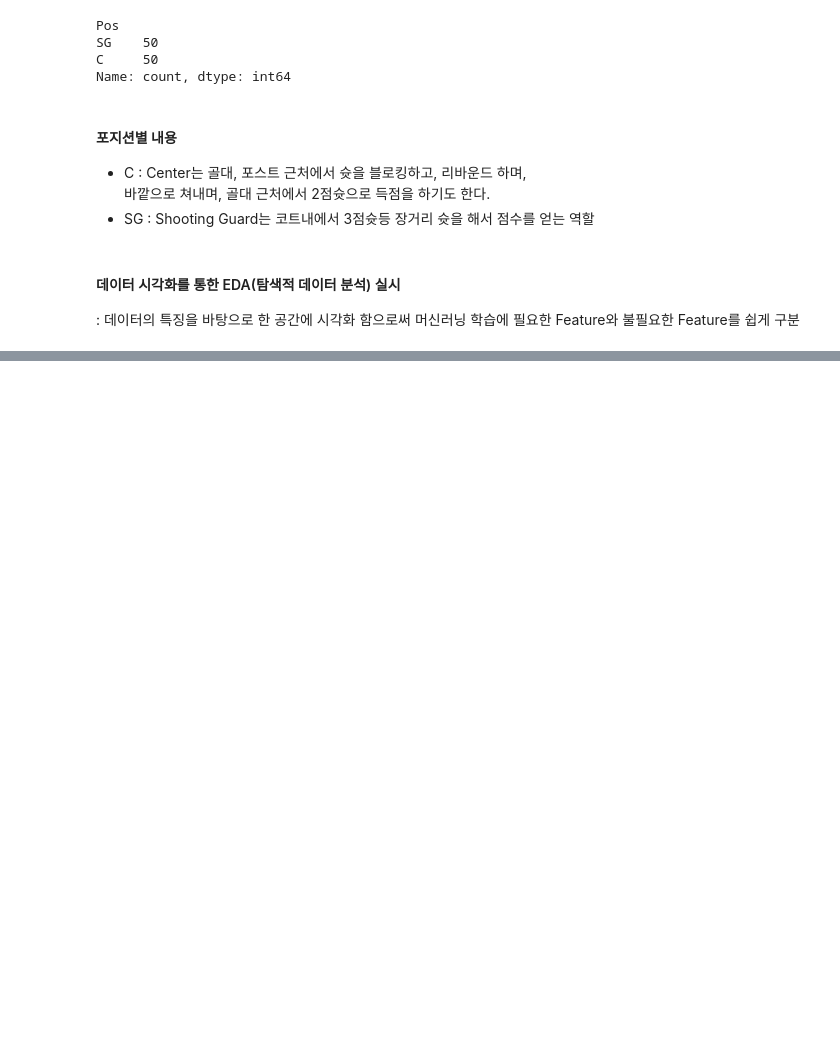
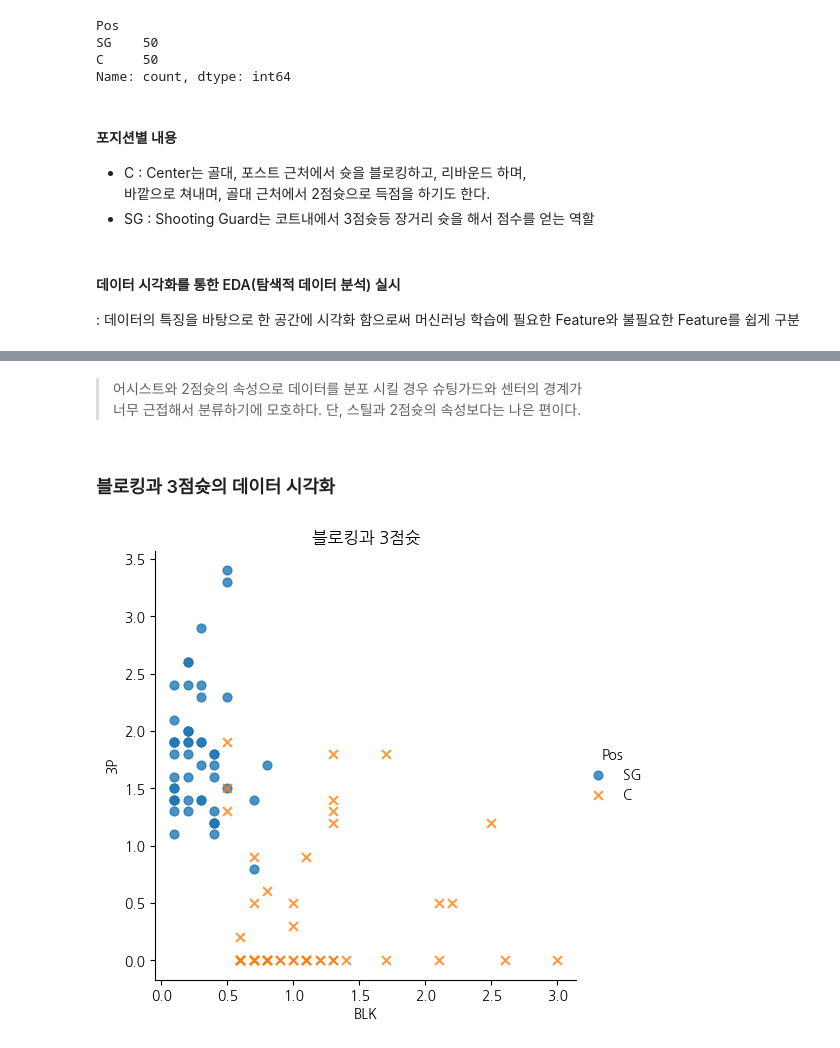
Before and after one commit to dlwjdgn8720/python-ds-lab, a Jupyter notebook: MachineLearning/Note/10.basketball.ipynb, the cells around one changed output, grey strips where cells are left out. Cells and saved outputs as stored; diff of their text form; code cells hidden in the pictures; blank space fills up the shorter version.

```diff
--- a/MachineLearning/Note/10.basketball.ipynb
+++ b/MachineLearning/Note/10.basketball.ipynb
@@ -40,0 +81,20 @@ Name: count, dtype: int64
+# %% [markdown]
+> 어시스트와 2점슛의 속성으로 데이터를 분포 시킬 경우 슈팅가드와 센터의 경계가
+너무 근접해서 분류하기에 모호하다. 단, 스틸과 2점슛의 속성보다는 나은 편이다.
+# %% [markdown]
+### 블로킹과 3점슛의 데이터 시각화
+# %%
+sns.lmplot(
+    x='BLK',
+    y='3P',
+    data=df,
+    fit_reg=False,
+    scatter_kws={'s': 40}, # 좌표상의 점의 크기
+    hue='Pos',
+    markers=['o', 'x']
+)
+
+plt.title('블로킹과 3점슛')
+plt.show()
+# %% [output]
+[figure, added]
```
Also changed, not shown: parts of 17 cells of this notebook, 7 other files.
